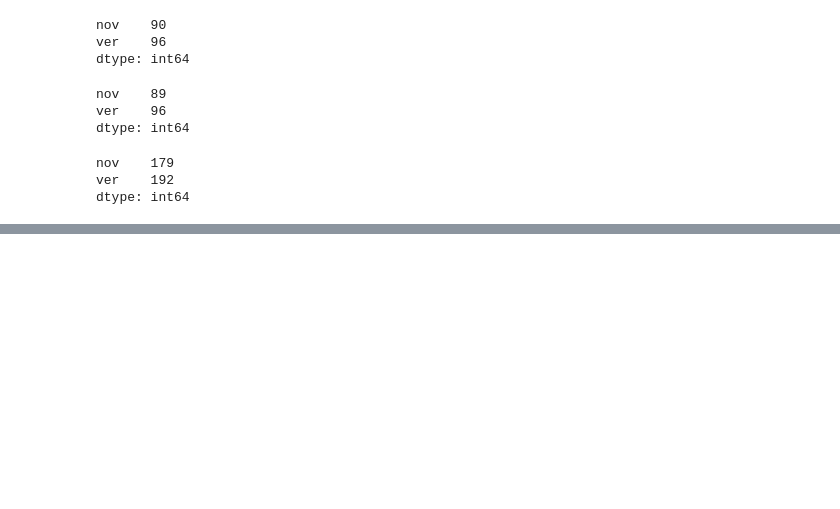
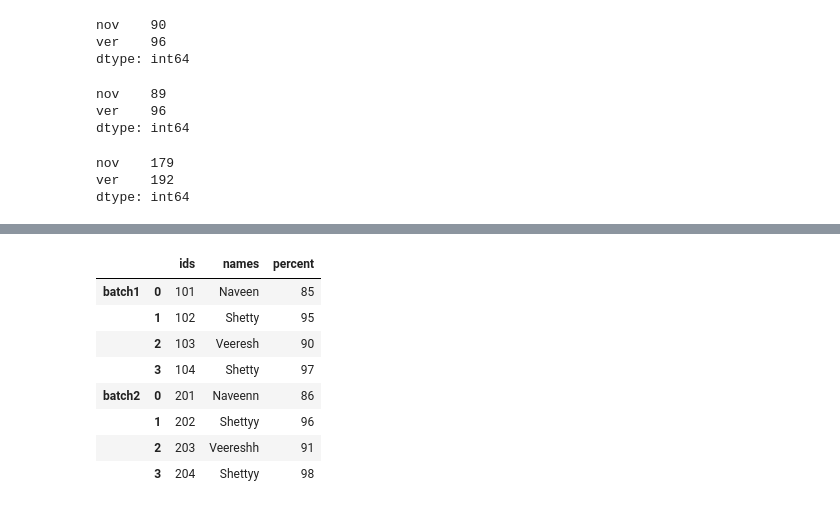
Before and after one commit to NaveenShetter1/Machine-Leaning-Notebooks, a Jupyter notebook: pandasusingpython.ipynb, the cells around one changed output, grey strips where cells are left out. Cells and saved outputs as stored; diff of their text form; code cells hidden in the pictures; blank space fills up the shorter version.

```diff
--- a/pandasusingpython.ipynb
+++ b/pandasusingpython.ipynb
@@ -654,0 +691,6 @@ df1
+# %%
+df1={'ids':[101,102,103,104],
+    'names':['Naveen','Shetty','Veeresh','Shetty'],
+    'percent':[85,95,90,97]}
+# %%
+df1_1=pd.DataFrame(df1)
@@ -654,0 +705,6 @@ df1
+# %%
+df2={'ids':[201,202,203,204],
+    'names':['Naveenn','Shettyy','Veereshh','Shettyy'],
+    'percent':[86,96,91,98]}
+# %%
+df2_2=pd.DataFrame(df2)
@@ -654,0 +753,12 @@ df1
+# %%
+pd.concat([df1_1,df2_2],keys=['batch1','batch2'])
+# %% [output]
+|  |  | ids | names | percent |
+| batch1 | 0 | 101 | Naveen | 85 |
+|  | 1 | 102 | Shetty | 95 |
+|  | 2 | 103 | Veeresh | 90 |
+|  | 3 | 104 | Shetty | 97 |
+| batch2 | 0 | 201 | Naveenn | 86 |
+|  | 1 | 202 | Shettyy | 96 |
+|  | 2 | 203 | Veereshh | 91 |
+|  | 3 | 204 | Shettyy | 98 |
```
Also changed, not shown: parts of 63 cells of this notebook.
